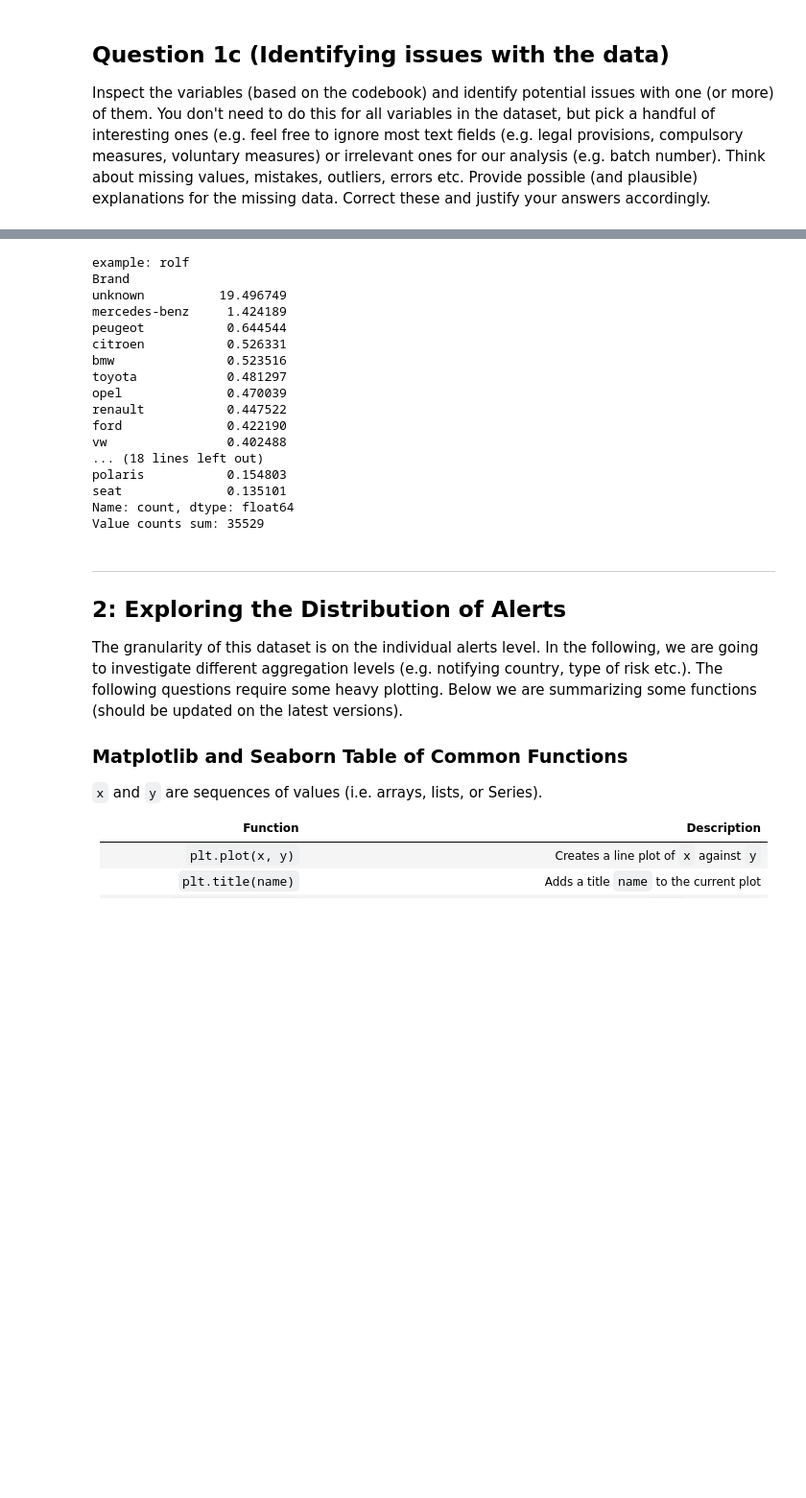
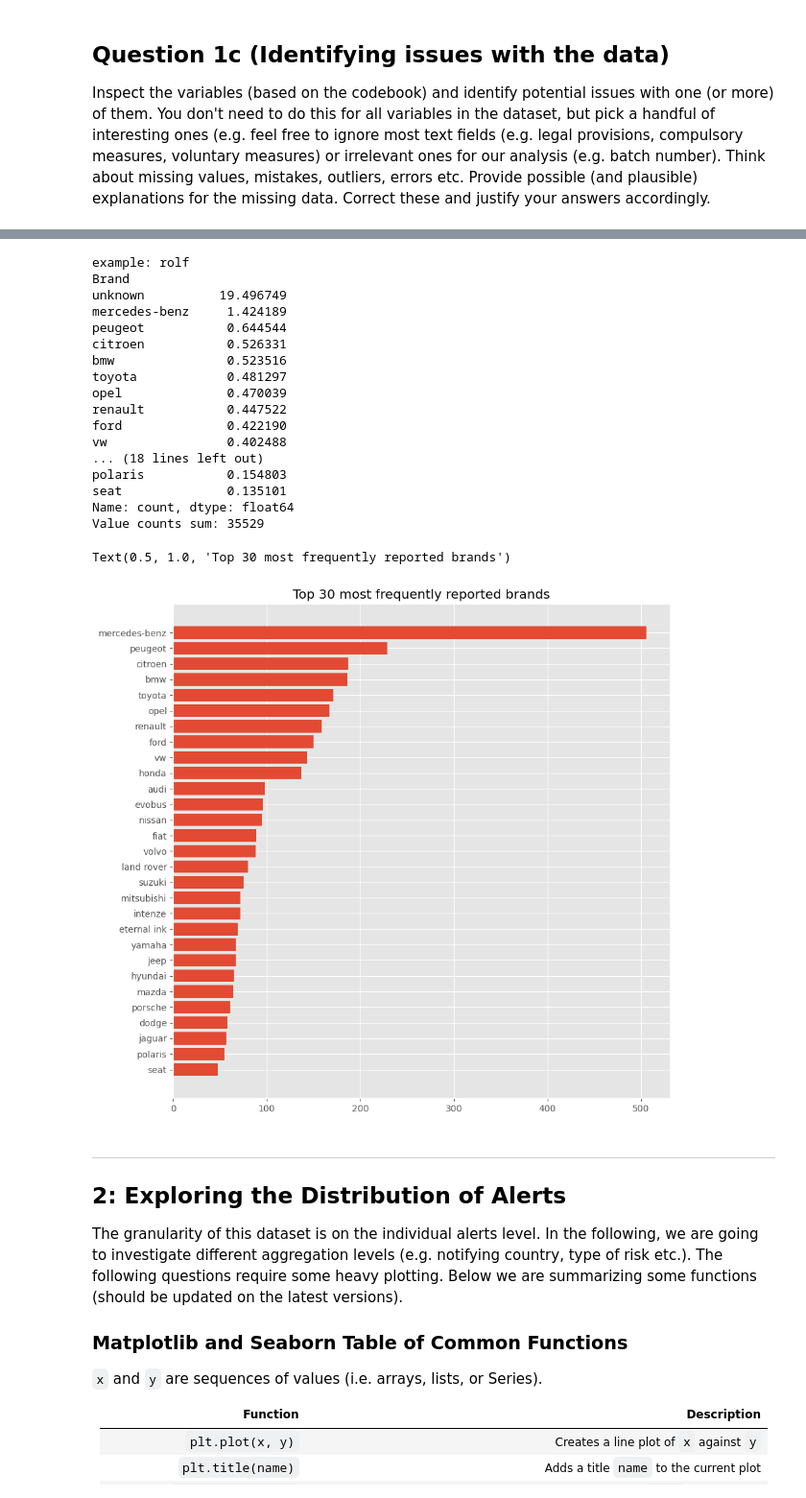
Before and after one commit to noah18c/Data_analysis, a Jupyter notebook: clinic_1/clinic1-2024.ipynb, the cells around one changed output, grey strips where cells are left out. Shown at 96% size. Cells and saved outputs as stored; diff of their text form; code cells hidden in the pictures; blank space fills up the shorter version.

Commit message:
1c brands

```diff
--- a/clinic_1/clinic1-2024.ipynb
+++ b/clinic_1/clinic1-2024.ipynb
@@ -424,33 +424,41 @@ print("example: "+remove_diacritics('Rölf'))
 df['Brand'] = df['Brand'].apply(remove_diacritics)
 
 # Also setting nan to unknown
 df['Brand'] = df['Brand'].apply(lambda x: 'unknown' if 'nan' in x.lower() else x)
 
 # new stats
 print(100*df['Brand'].value_counts().head(30)/df['Brand'].value_counts().sum())
 
 # Sum of value counts should be equal to the amount of reports 35529
 print("Value counts sum: "+ str(df['Brand'].value_counts().sum()))
 
 # Show new distribution without the unknowns
+brand = df["Brand"].value_counts().sort_values(ascending=False).head(30)[1:]
+fig = plt.figure(figsize=(10, 10))
+my_plot = fig.add_subplot(1,1,1)
+my_plot.barh(brand.index, brand.values)
+my_plot.invert_yaxis()
+my_plot.set_title("Top 30 most frequently reported brands")
 # %% [output]
 example: rolf
 Brand
 unknown          19.496749
 mercedes-benz     1.424189
 peugeot           0.644544
 citroen           0.526331
 bmw               0.523516
 toyota            0.481297
 opel              0.470039
 renault           0.447522
 ford              0.422190
 vw                0.402488
 ... (18 lines left out)
 polaris           0.154803
 seat              0.135101
 Name: count, dtype: float64
 Value counts sum: 35529
+Text(0.5, 1.0, 'Top 30 most frequently reported brands')
+[figure, added]
 # %% [markdown]
 ---
 ## 2: Exploring the Distribution of Alerts
```
Also changed, not shown: parts of 1 cell of this notebook.
